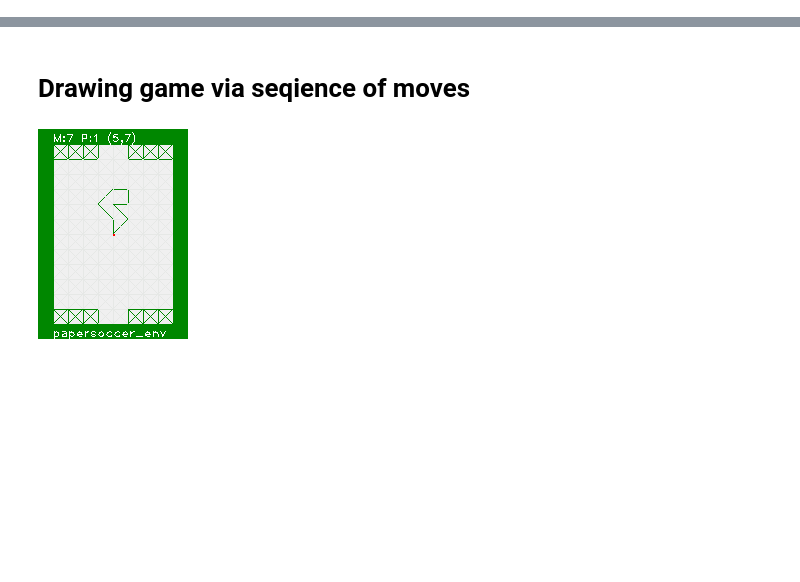
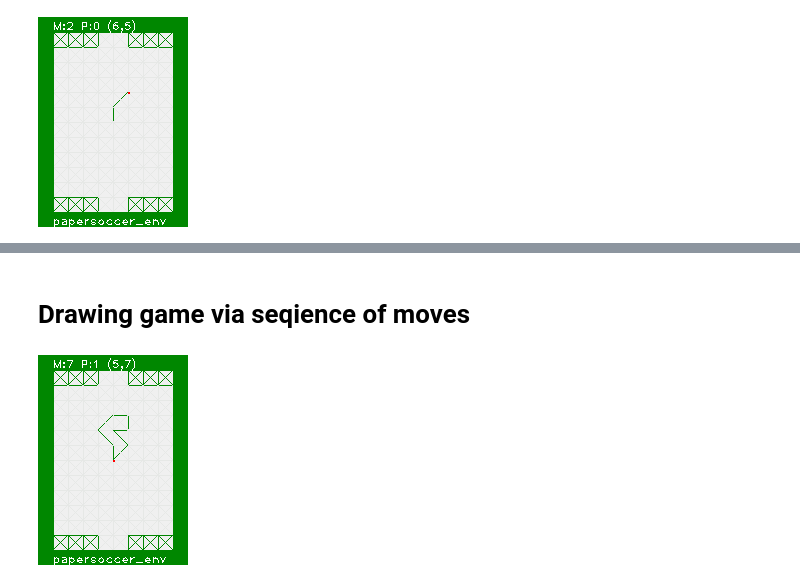
Before and after one commit to bwosh/papersoccer_env, a Jupyter notebook: env.ipynb, the cells around one changed output, grey strips where cells are left out. Drawn from its saved outputs; the diff is of its cells as text; code cells hidden in the pictures; blank space fills up the shorter version.

```diff
--- a/env.ipynb
+++ b/env.ipynb
@@ -9,0 +29,7 @@ from papersoccer_env import Board
+# %%
+# copy board, changing source deos not change copy
+board2 = board.copy()
+board.move("T")
+Image.fromarray(board2.draw())
+# %% [output]
+[figure, added]
```
Also changed, not shown: parts of 17 cells of this notebook, 1 other file.
